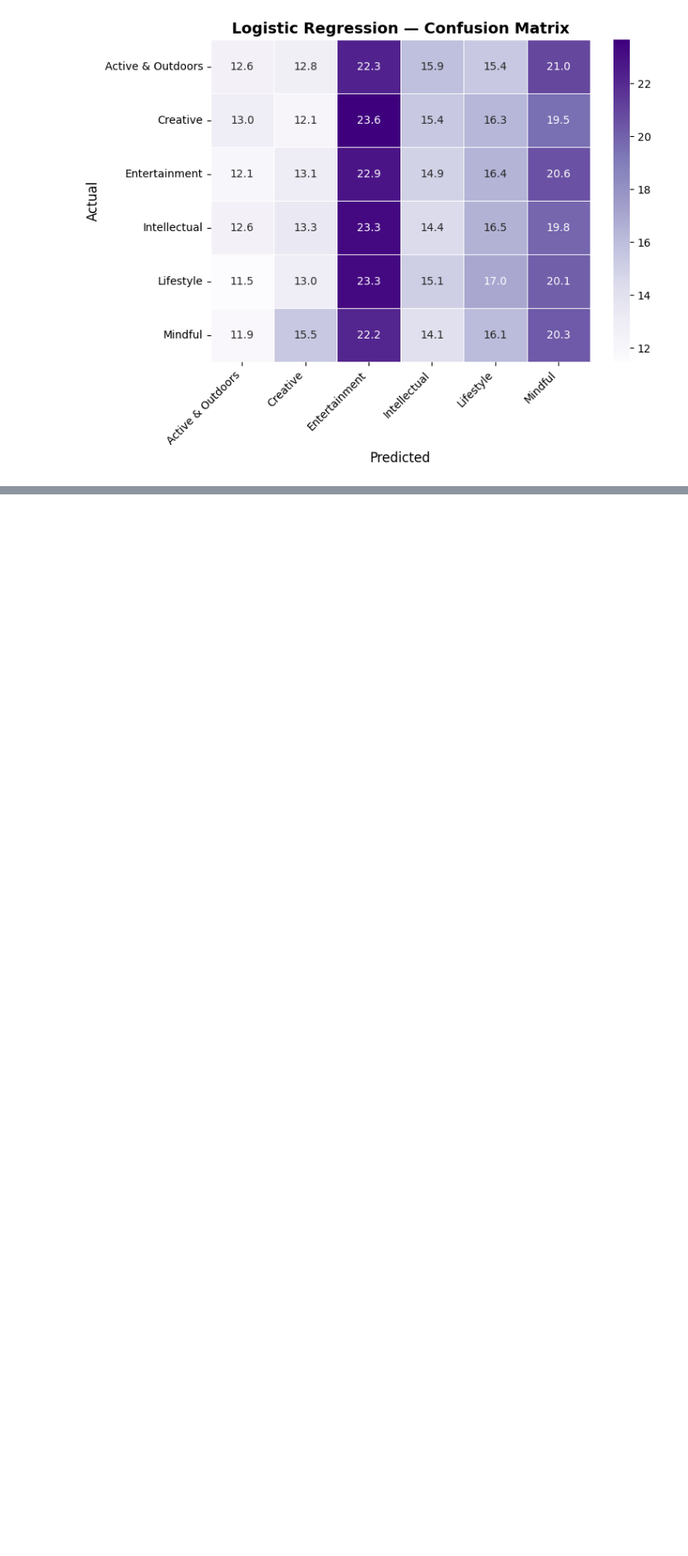
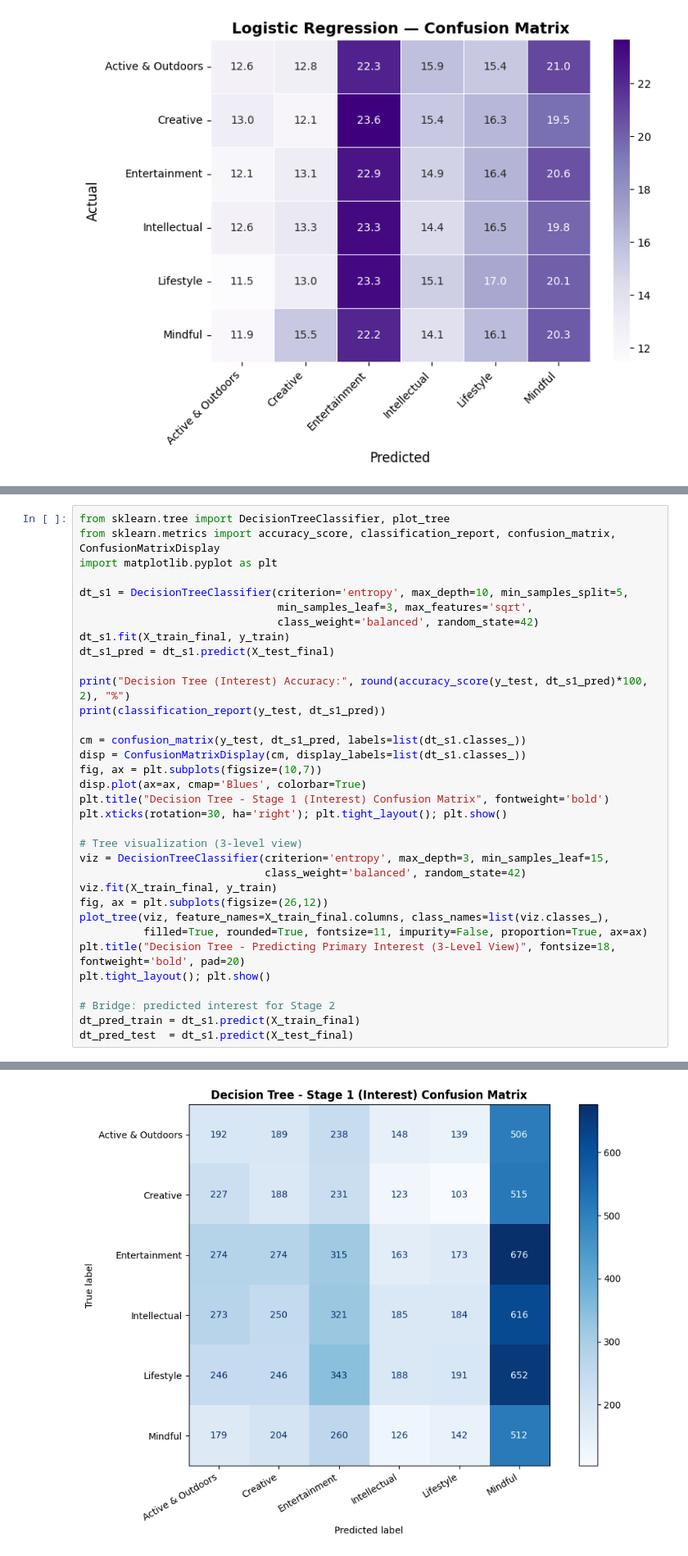
Before and after one commit to Lievaashini/Lieva---ML, a Jupyter notebook: wid3006_assignment_data_cleaning.ipynb, the cells around one changed output, grey strips where cells are left out. Shown at 82% size. Saved outputs shown, nothing was run; the diff lists cells and outputs as text; blank space fills up the shorter version.

```diff
--- a/wid3006_assignment_data_cleaning.ipynb
+++ b/wid3006_assignment_data_cleaning.ipynb
@@ -750,0 +604,35 @@ Full model accuracy (10-level):        9.86 %
+# %%
+from sklearn.tree import DecisionTreeClassifier, plot_tree
+from sklearn.metrics import accuracy_score, classification_report, confusion_matrix, ConfusionMatrixDisplay
+import matplotlib.pyplot as plt
+
+dt_s1 = DecisionTreeClassifier(criterion='entropy', max_depth=10, min_samples_split=5,
+                               min_samples_leaf=3, max_features='sqrt',
+                               class_weight='balanced', random_state=42)
+dt_s1.fit(X_train_final, y_train)
+dt_s1_pred = dt_s1.predict(X_test_final)
+
+print("Decision Tree (Interest) Accuracy:", round(accuracy_score(y_test, dt_s1_pred)*100, 2), "%")
+print(classification_report(y_test, dt_s1_pred))
+
+cm = confusion_matrix(y_test, dt_s1_pred, labels=list(dt_s1.classes_))
+disp = ConfusionMatrixDisplay(cm, display_labels=list(dt_s1.classes_))
+fig, ax = plt.subplots(figsize=(10,7))
+disp.plot(ax=ax, cmap='Blues', colorbar=True)
+plt.title("Decision Tree - Stage 1 (Interest) Confusion Matrix", fontweight='bold')
+plt.xticks(rotation=30, ha='right'); plt.tight_layout(); plt.show()
+
+# Tree visualization (3-level view)
+viz = DecisionTreeClassifier(criterion='entropy', max_depth=3, min_samples_leaf=15,
+                             class_weight='balanced', random_state=42)
+viz.fit(X_train_final, y_train)
+fig, ax = plt.subplots(figsize=(26,12))
+plot_tree(viz, feature_names=X_train_final.columns, class_names=list(viz.classes_),
+          filled=True, rounded=True, fontsize=11, impurity=False, proportion=True, ax=ax)
+plt.title("Decision Tree - Predicting Primary Interest (3-Level View)", fontsize=18, fontweight='bold', pad=20)
+plt.tight_layout(); plt.show()
+
+# Bridge: predicted interest for Stage 2
+dt_pred_train = dt_s1.predict(X_train_final)
+dt_pred_test  = dt_s1.predict(X_test_final)
+# %% [output]
@@ -750,0 +652 @@ Full model accuracy (10-level):        9.86 %
+[figure, added]
```
Also changed, not shown: parts of 12 cells of this notebook.
